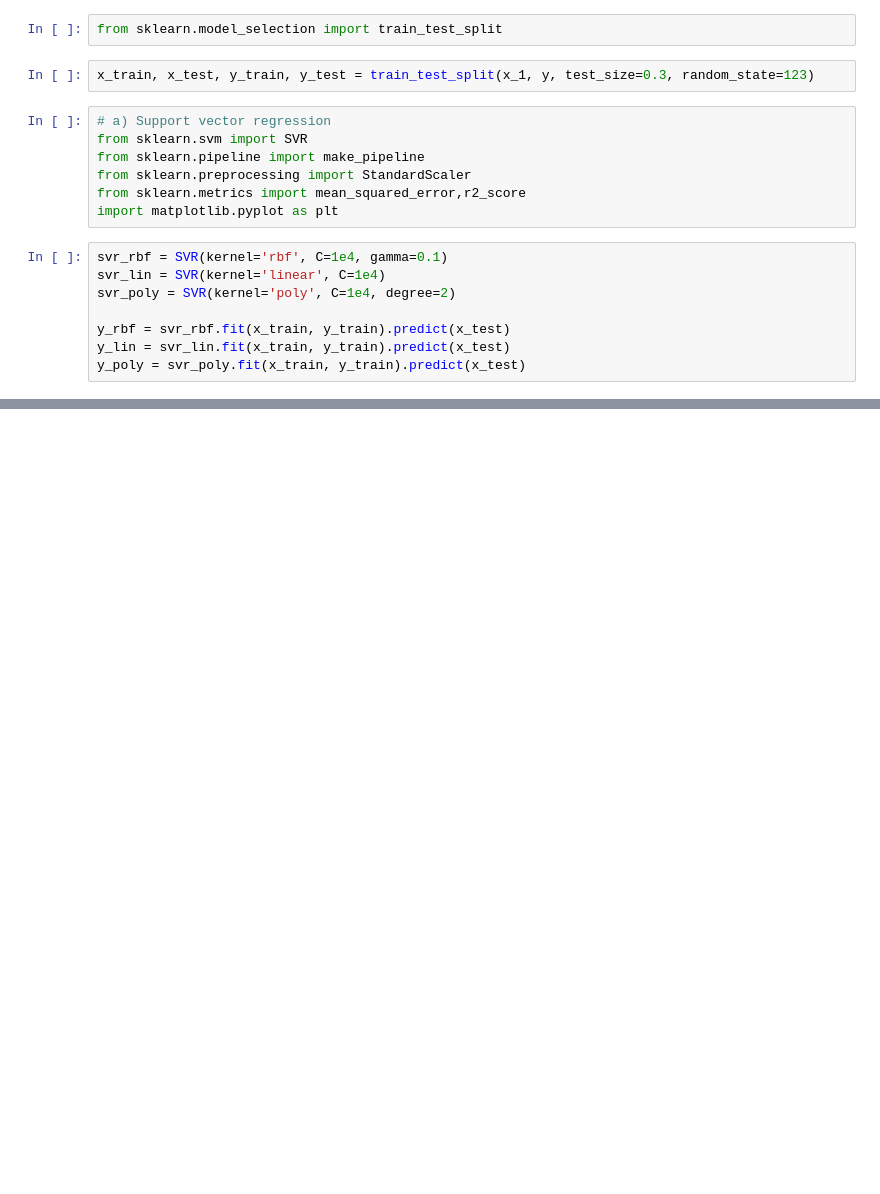
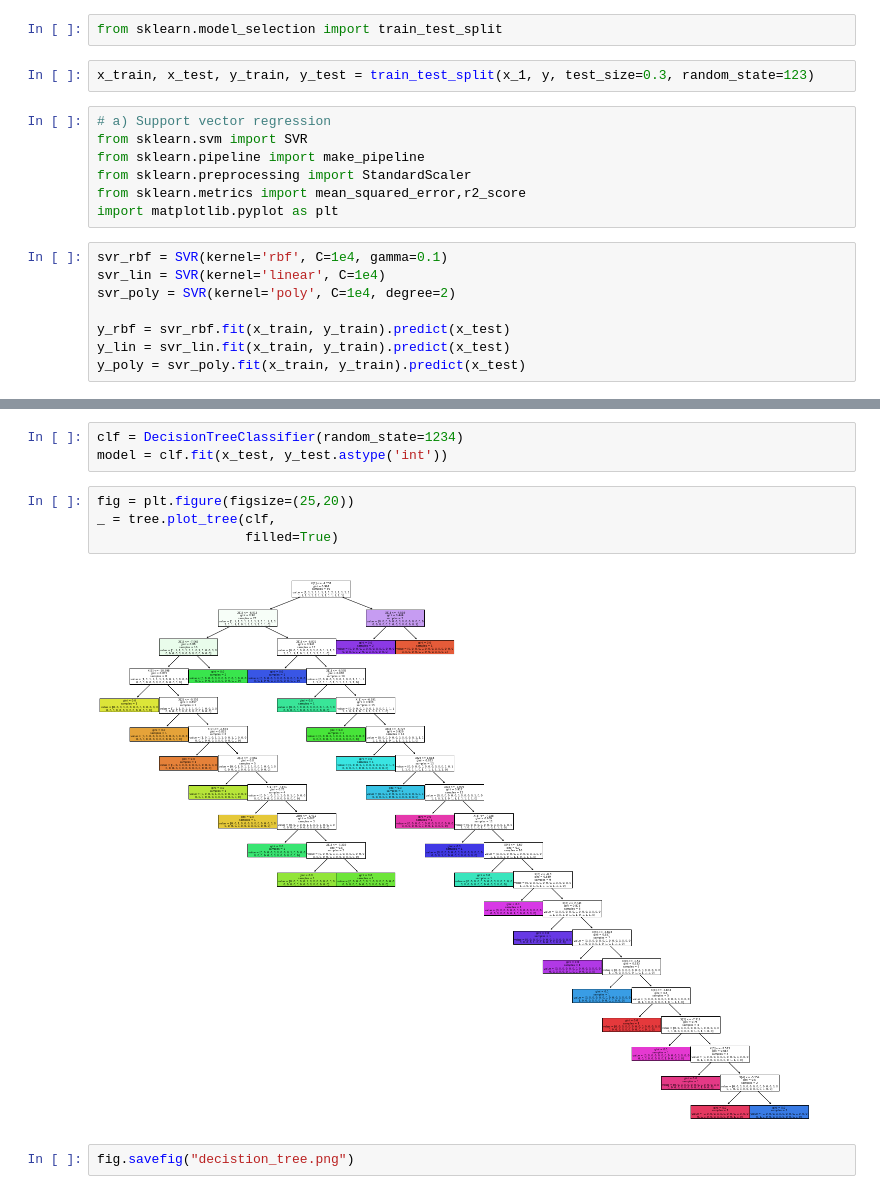
Before and after one commit to gitony0101/homework, a Jupyter notebook: HW6 540.ipynb, the cells around one changed output, grey strips where cells are left out. Cells and saved outputs as stored; diff of their text form; blank space fills up the shorter version.

```diff
--- a/HW6 540.ipynb
+++ b/HW6 540.ipynb
@@ -102,0 +142,11 @@ astype('int')
+# %%
+clf = DecisionTreeClassifier(random_state=1234)
+model = clf.fit(x_test, y_test.astype('int'))
+# %%
+fig = plt.figure(figsize=(25,20))
+_ = tree.plot_tree(clf,
+                   filled=True)
+# %% [output]
+[figure, added]
+# %%
+fig.savefig("decistion_tree.png")
```
Also changed, not shown: parts of 17 cells of this notebook, 1 other file.
